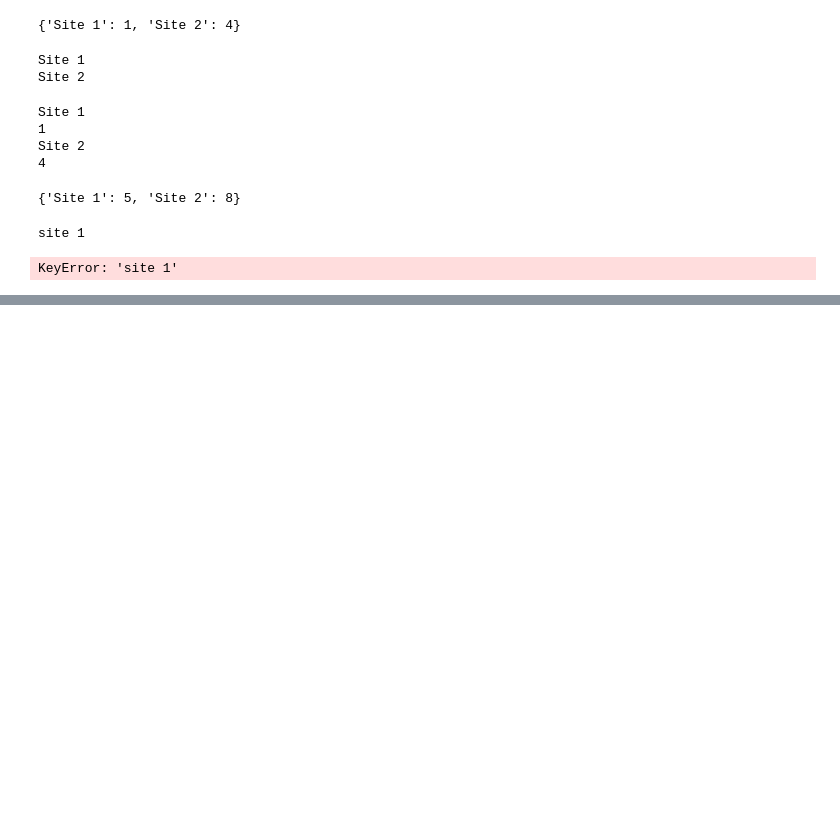
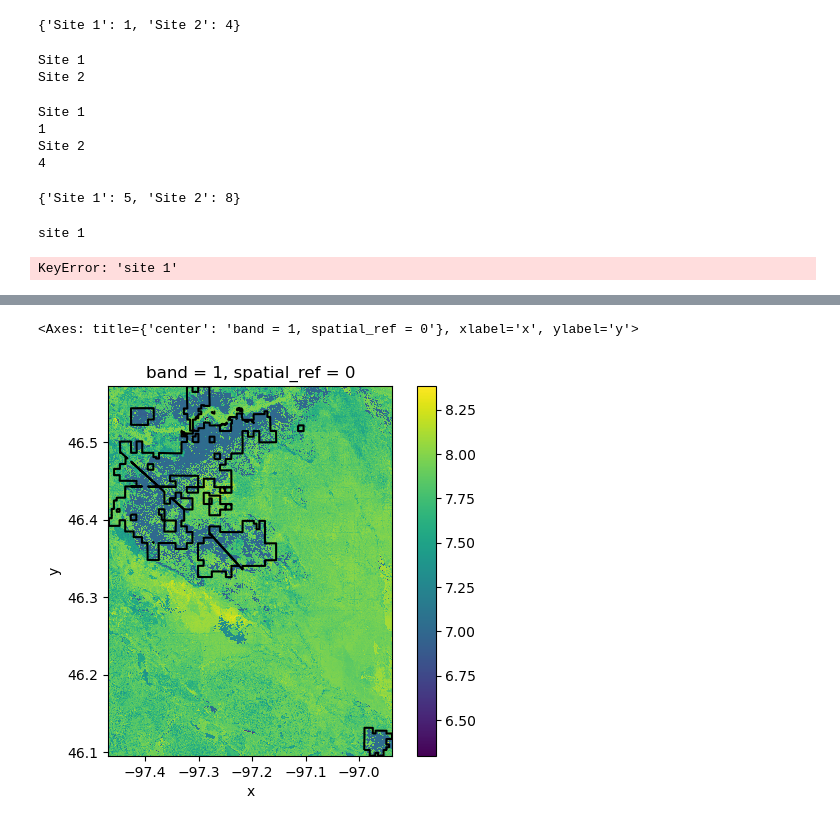
Before and after one commit to hanried/habitat-suitability, a Jupyter notebook: function-practice.ipynb, the cells around one changed output, grey strips where cells are left out. Cells and saved outputs as stored; diff of their text form; code cells hidden in the pictures; blank space fills up the shorter version.

```diff
--- a/function-practice.ipynb
+++ b/function-practice.ipynb
@@ -187,0 +316,13 @@ sheyenne_merged_das.plot()
+# %%
+#  Define the Caddo download URL template for the soil data'
+def soil_url_temp(variable='variable',
+                  statistic='statistic',
+                  depth='depth'):
+    soil_url_template = ("http://hydrology.cee.duke.edu/POLARIS/PROPERTIES/"
+                    "v1.0"
+                    f"/{variable}"
+                    f"/{statistic}"
+                    f"/{depth}"
+                    "/lat{min_lat}{max_lat}"
+                    "_lon{min_lon}{max_lon}.tif")
+    return soil_url_template
@@ -187,0 +391,2 @@ sheyenne_merged_das.plot()
+# %%
+sheyenne_url_temp = soil_url_temp(variable='ph', statistic='mean', depth='60_100')
@@ -187,0 +489,10 @@ sheyenne_merged_das.plot()
+# %%
+sheyenne_soil_das = process_bounds_soil_da(
+    sheyenne_grasslands_gdf,
+    sheyenne_soil_dir,
+    sheyenne_url_temp,
+    variable='ph',
+    statistic='mean',
+    depth='60_100'
+)
+sheyenne_soil_das
@@ -187,0 +522,9 @@ sheyenne_merged_das.plot()
+# %%
+sheyenne_merged_das = merge_arrays(sheyenne_soil_das)
+sheyenne_merged_das.plot()
+
+# Plot Sheyenne National Grasslands on sheyenne_soil_da
+sheyenne_grasslands_gdf.to_crs(sheyenne_merged_das.rio.crs).boundary.plot(ax = plt.gca(), color='black')
+# %% [output]
+<Axes: title={'center': 'band = 1, spatial_ref = 0'}, xlabel='x', ylabel='y'>
+[figure, added]
```
Also changed, not shown: parts of 31 cells of this notebook.
